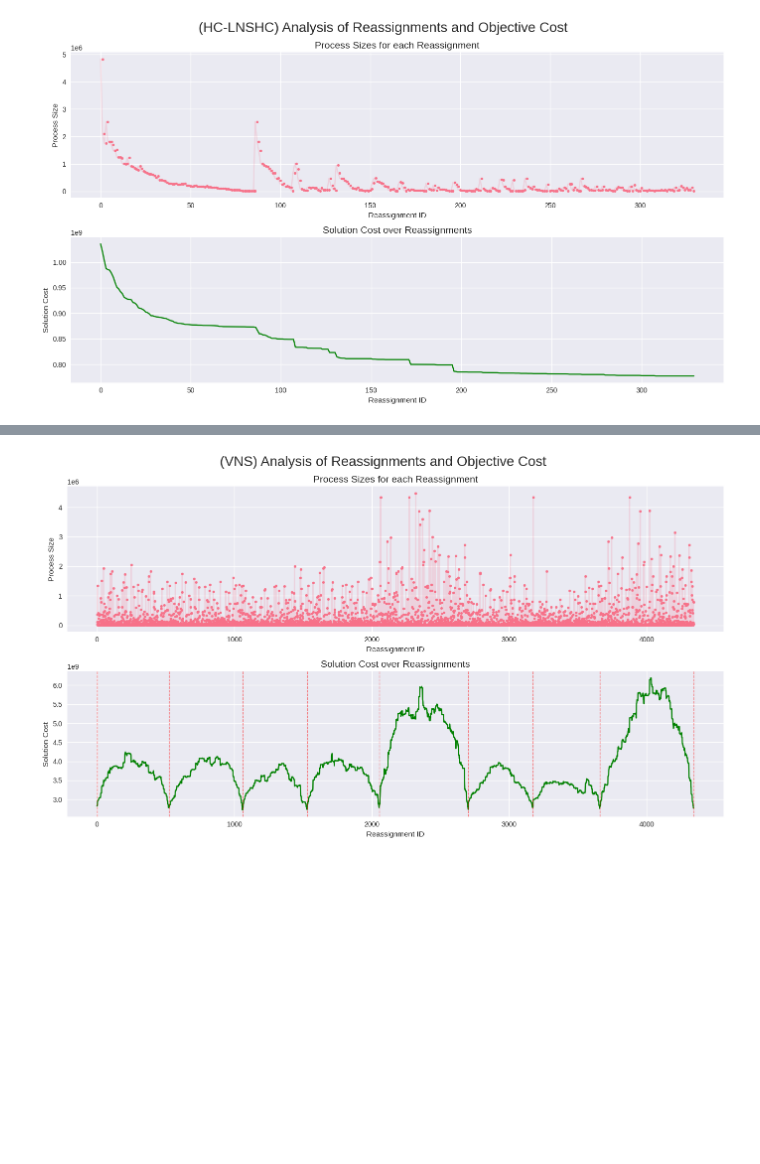
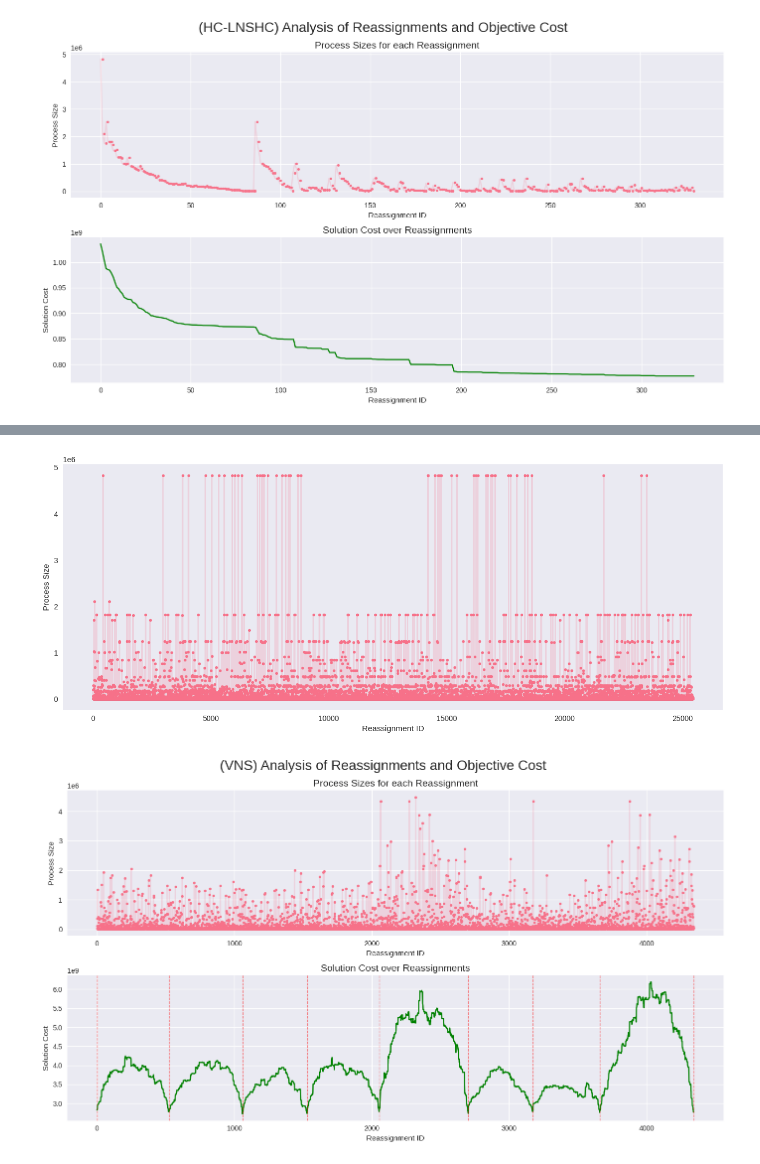
Before and after one commit to circleorange/mrp-approach-analysis, a Jupyter notebook: analysis/0_all_algorithms_general_analysis.ipynb, the cells around one changed output, grey strips where cells are left out. Saved outputs shown, nothing was run; the diff lists cells and outputs as text; code cells hidden in the pictures; blank space fills up the shorter version.

```diff
--- a/analysis/0_all_algorithms_general_analysis.ipynb
+++ b/analysis/0_all_algorithms_general_analysis.ipynb
@@ -299,3 +321,7 @@ plt.tight_layout()
+# %%
+plot_reassignments(cplns_reassignments_df, save_file="cplns_reassignments")
+# %% [output]
+[figure, added]
 # %%
 df = vns_reassignments_df
 
```
Also changed, not shown: parts of 4 cells of this notebook, 51 other files.
